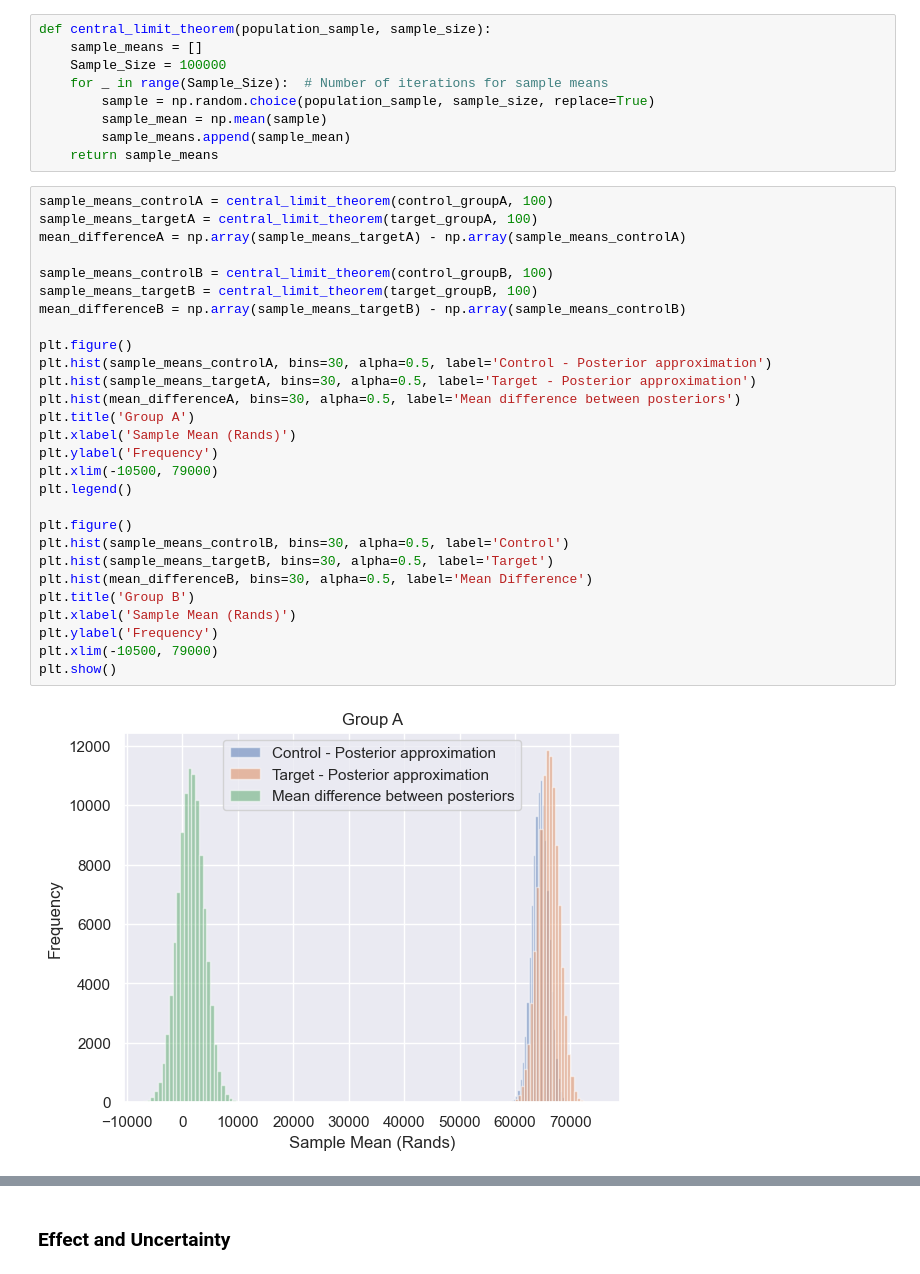
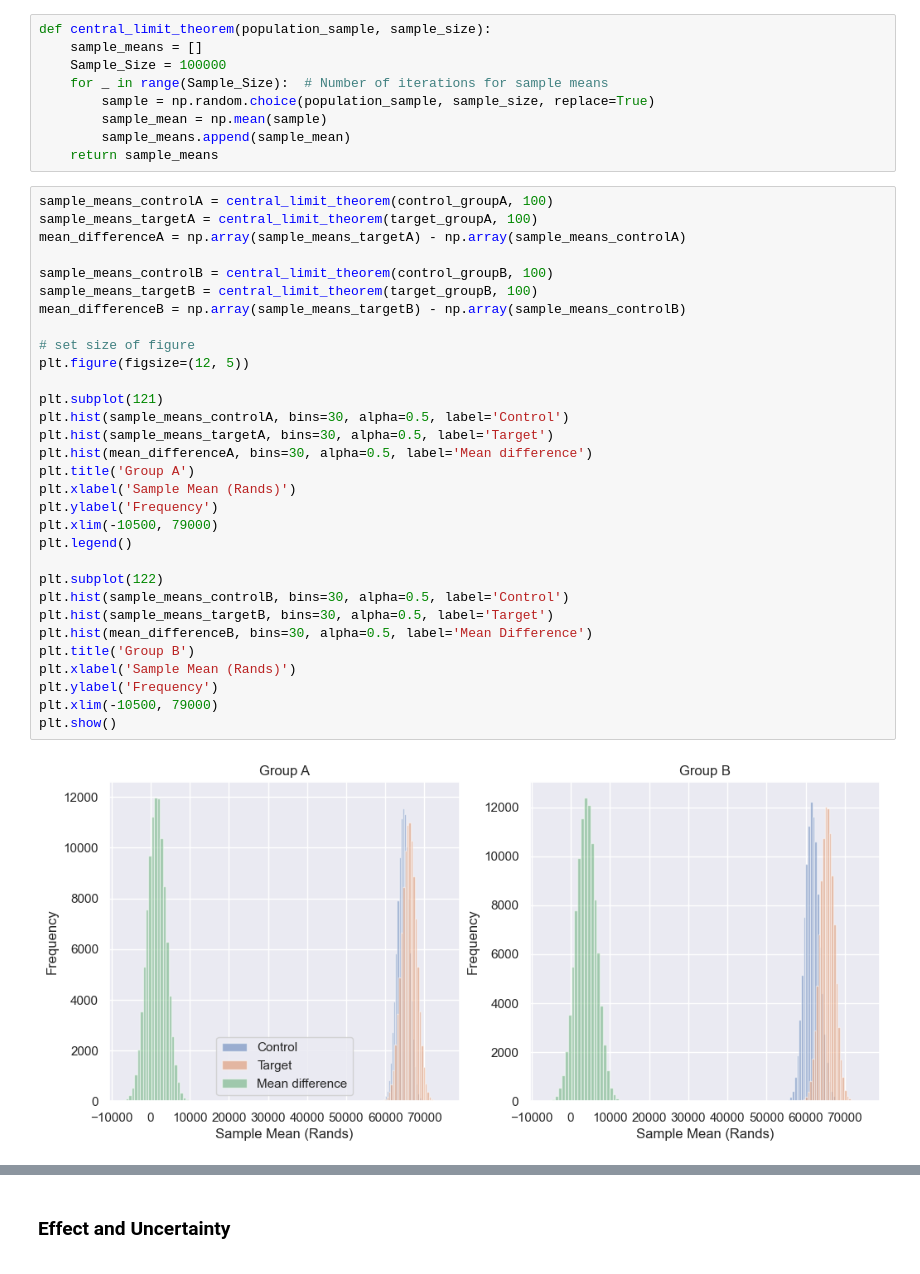
Before and after one commit to stormryanjohnson/AB-Testing-Sales-Assessment, a Jupyter notebook: ab_testing.ipynb, the cells around one changed output, grey strips where cells are left out. Drawn from its saved outputs; the diff is of its cells as text.

```diff
--- a/ab_testing.ipynb
+++ b/ab_testing.ipynb
@@ -214,30 +234,33 @@ def central_limit_theorem(population_sample, sample_size):
 # %%
 sample_means_controlA = central_limit_theorem(control_groupA, 100)
 sample_means_targetA = central_limit_theorem(target_groupA, 100)
 mean_differenceA = np.array(sample_means_targetA) - np.array(sample_means_controlA)
 
 sample_means_controlB = central_limit_theorem(control_groupB, 100)
 sample_means_targetB = central_limit_theorem(target_groupB, 100)
 mean_differenceB = np.array(sample_means_targetB) - np.array(sample_means_controlB)
 
-plt.figure()
-plt.hist(sample_means_controlA, bins=30, alpha=0.5, label='Control - Posterior approximation')
-plt.hist(sample_means_targetA, bins=30, alpha=0.5, label='Target - Posterior approximation')
-plt.hist(mean_differenceA, bins=30, alpha=0.5, label='Mean difference between posteriors')
+# set size of figure
+plt.figure(figsize=(12, 5))
+
+plt.subplot(121)
+plt.hist(sample_means_controlA, bins=30, alpha=0.5, label='Control')
+plt.hist(sample_means_targetA, bins=30, alpha=0.5, label='Target')
+plt.hist(mean_differenceA, bins=30, alpha=0.5, label='Mean difference')
 plt.title('Group A')
 plt.xlabel('Sample Mean (Rands)')
 plt.ylabel('Frequency')
 plt.xlim(-10500, 79000)
 plt.legend()
 
-plt.figure()
+plt.subplot(122)
 plt.hist(sample_means_controlB, bins=30, alpha=0.5, label='Control')
 plt.hist(sample_means_targetB, bins=30, alpha=0.5, label='Target')
 plt.hist(mean_differenceB, bins=30, alpha=0.5, label='Mean Difference')
 plt.title('Group B')
 plt.xlabel('Sample Mean (Rands)')
 plt.ylabel('Frequency')
 plt.xlim(-10500, 79000)
 plt.show()
 # %% [output]
-[figure, old version]
+[figure, new version]
```
Also changed, not shown: parts of 16 cells of this notebook.
